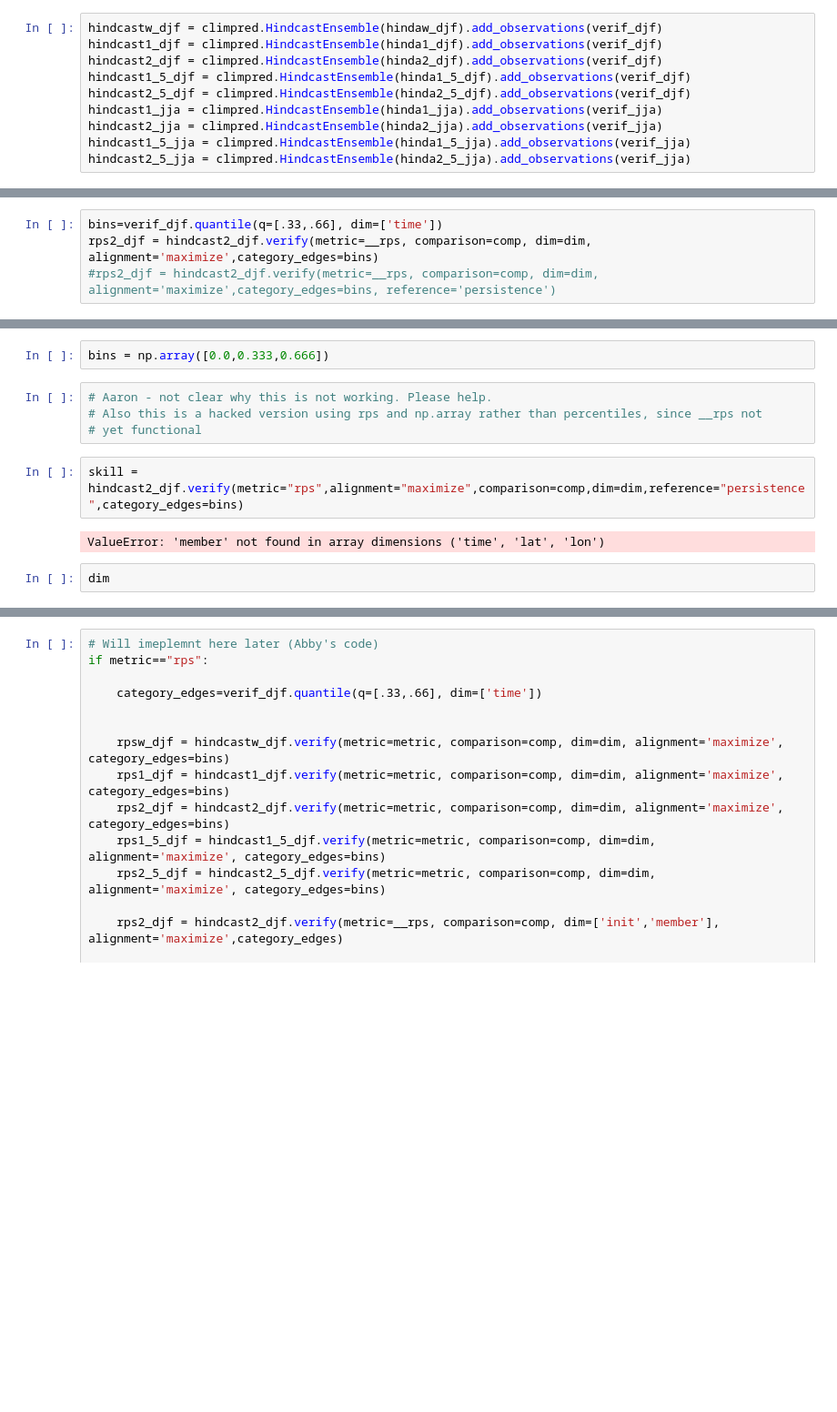
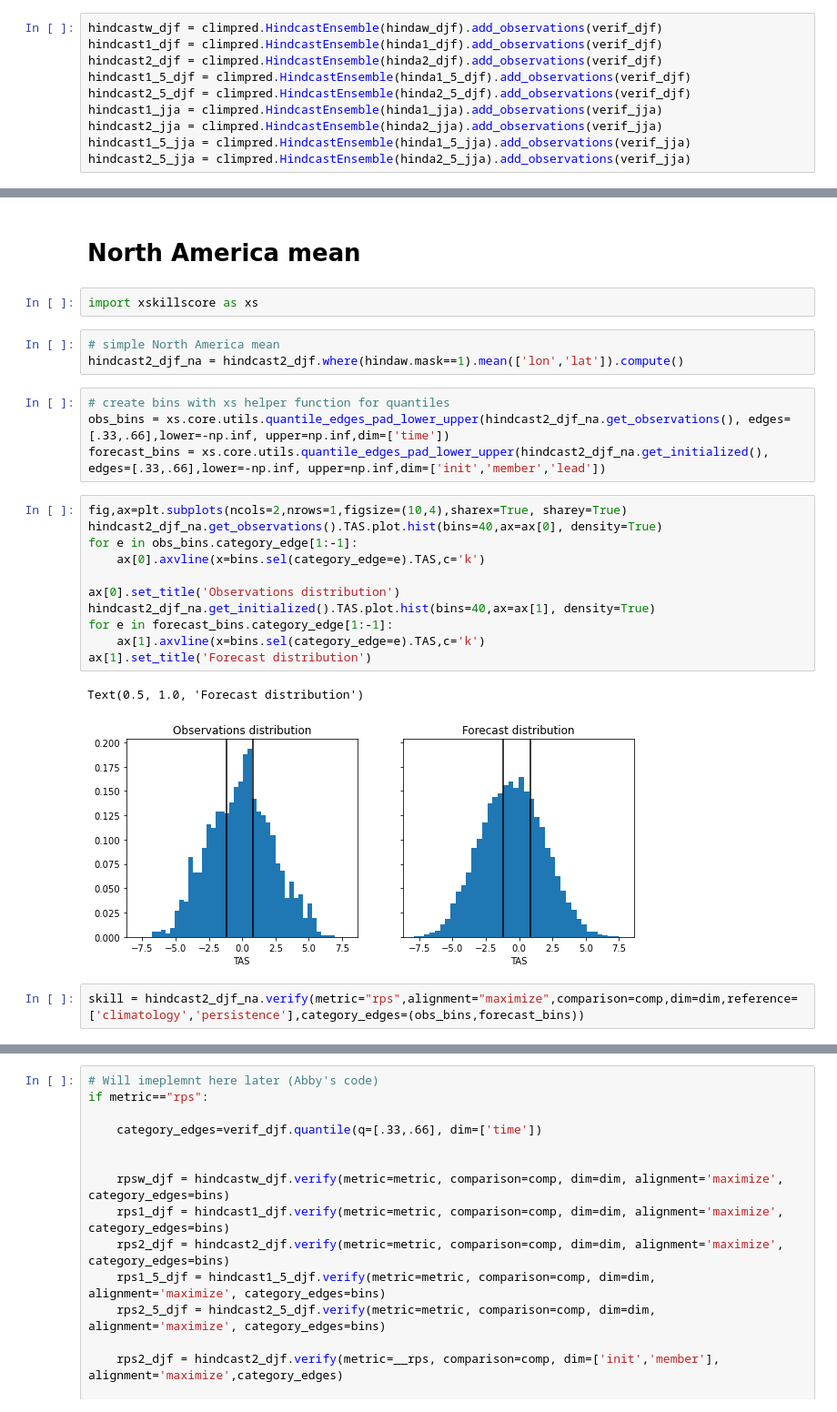
Before and after one commit to judithberner/climpred_CESM1_S2S, a Jupyter notebook: rpss.ipynb, the cells around one changed output, grey strips where cells are left out. Shown: that part at 91% size. Cells and saved outputs as stored; diff of their text form; blank space fills up the shorter version.

Commit message:
rpss north america spatial mean

```diff
--- a/rpss.ipynb
+++ b/rpss.ipynb
@@ -466,4 +148,0 @@ hindcast2_5_jja = climpred.HindcastEnsemble(hinda2_5_jja).add_observations(verif
-# %%
-bins=verif_djf.quantile(q=[.33,.66], dim=['time'])
-rps2_djf = hindcast2_djf.verify(metric=__rps, comparison=comp, dim=dim, alignment='maximize',category_edges=bins)
-#rps2_djf = hindcast2_djf.verify(metric=__rps, comparison=comp, dim=dim, alignment='maximize',category_edges=bins, reference='persistence')
@@ -546,12 +149,27 @@ dask.array<chunksize=(61, 116), meta=np.ndarray>
-# %%
-bins = np.array([0.0,0.333,0.666])
-# %%
-# Aaron - not clear why this is not working. Please help.
-# Also this is a hacked version using rps and np.array rather than percentiles, since __rps not
-# yet functional
+# %% [markdown]
+# North America mean
+# %%
+import xskillscore as xs
+# %%
+# simple North America mean
+hindcast2_djf_na = hindcast2_djf.where(hindaw.mask==1).mean(['lon','lat']).compute()
+# %%
+# create bins with xs helper function for quantiles
+obs_bins = xs.core.utils.quantile_edges_pad_lower_upper(hindcast2_djf_na.get_observations(), edges=[.33,.66],lower=-np.inf, upper=np.inf,dim=['time'])
+forecast_bins = xs.core.utils.quantile_edges_pad_lower_upper(hindcast2_djf_na.get_initialized(), edges=[.33,.66],lower=-np.inf, upper=np.inf,dim=['init','member','lead'])
+# %%
+fig,ax=plt.subplots(ncols=2,nrows=1,figsize=(10,4),sharex=True, sharey=True)
+hindcast2_djf_na.get_observations().TAS.plot.hist(bins=40,ax=ax[0], density=True)
+for e in obs_bins.category_edge[1:-1]:
+    ax[0].axvline(x=bins.sel(category_edge=e).TAS,c='k')
+
+ax[0].set_title('Observations distribution')
+hindcast2_djf_na.get_initialized().TAS.plot.hist(bins=40,ax=ax[1], density=True)
+for e in forecast_bins.category_edge[1:-1]:
+    ax[1].axvline(x=bins.sel(category_edge=e).TAS,c='k')
+ax[1].set_title('Forecast distribution')
+# %% [output]
+Text(0.5, 1.0, 'Forecast distribution')
+[figure, added]
 # %%
-skill = hindcast2_djf.verify(metric="rps",alignment="maximize",comparison=comp,dim=dim,reference="persistence",category_edges=bins)
+skill = hindcast2_djf_na.verify(metric="rps",alignment="maximize",comparison=comp,dim=dim,reference=['climatology','persistence'],category_edges=(obs_bins,forecast_bins))
-# %% [output]
-ValueError: 'member' not found in array dimensions ('time', 'lat', 'lon')
-# %%
-dim
```
Also changed, not shown: parts of 27 cells of this notebook, 1 other file.
